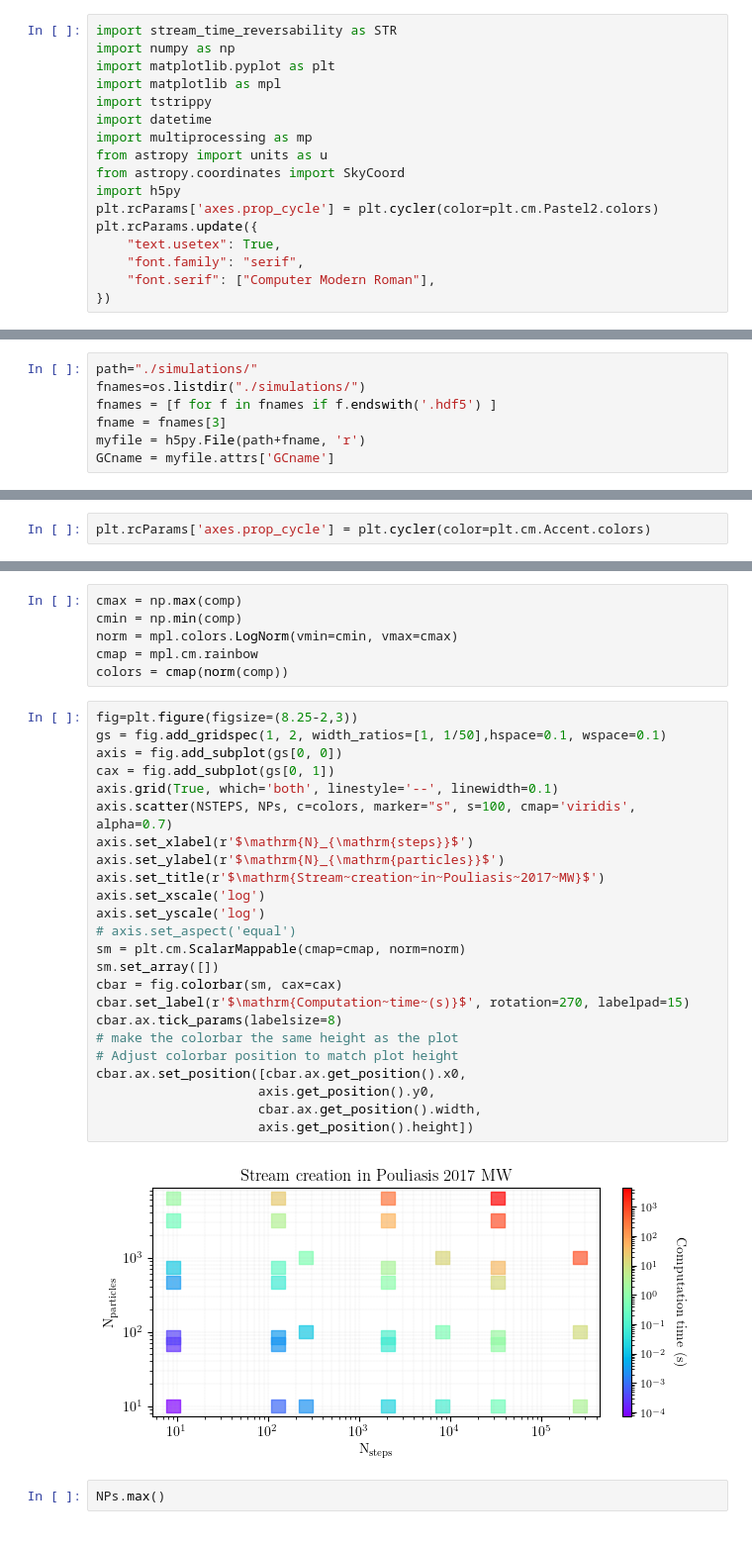
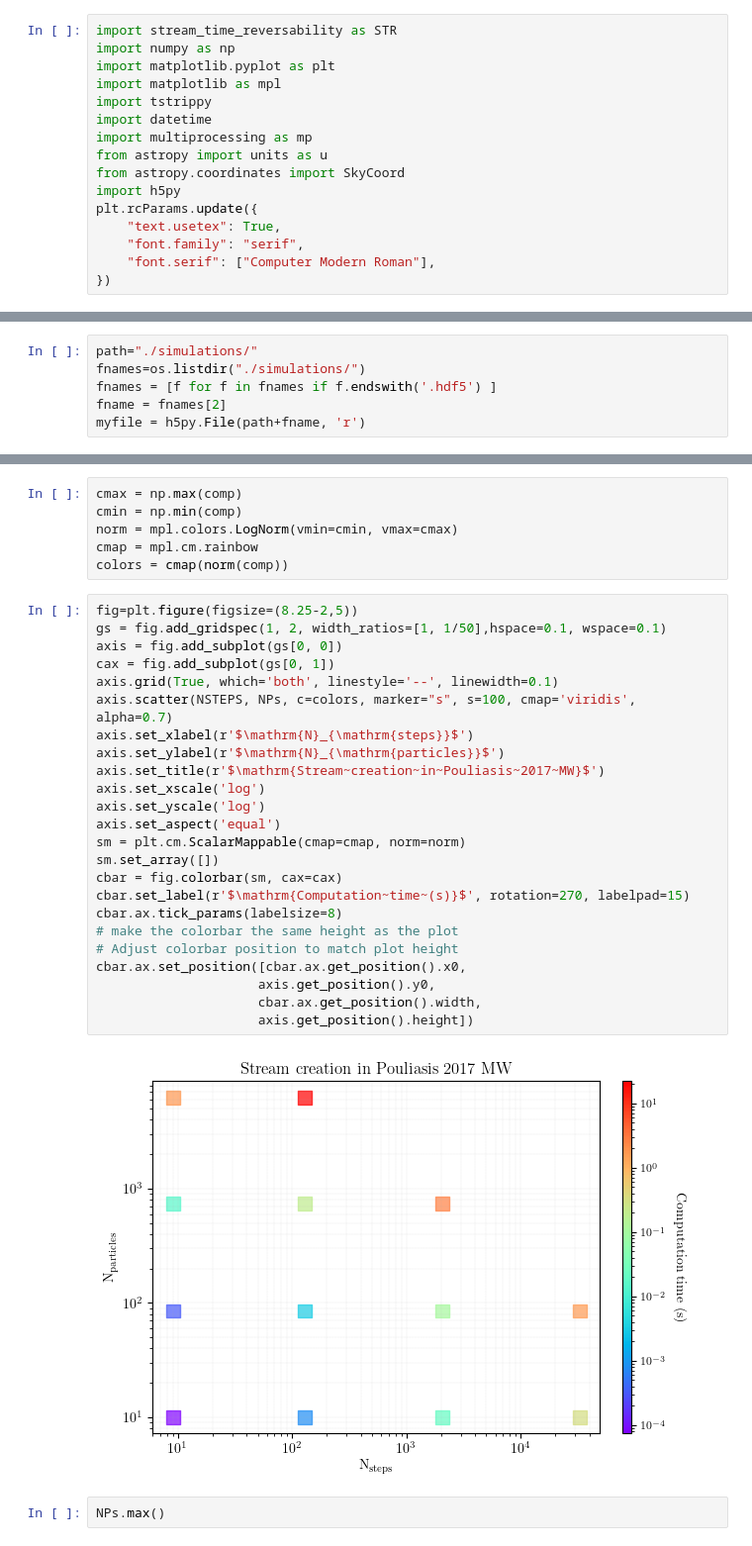
Before and after one commit to salvatore-ferrone/phd-thesis-ferrone, a Jupyter notebook: demos/numericalError/stream_stability.ipynb, the cells around one changed output, grey strips where cells are left out. Shown at 99% size. Saved outputs shown, nothing was run; the diff lists cells and outputs as text.

```diff
--- a/demos/numericalError/stream_stability.ipynb
+++ b/demos/numericalError/stream_stability.ipynb
@@ -9,7 +9,6 @@ import multiprocessing as mp
 from astropy import units as u
 from astropy.coordinates import SkyCoord
 import h5py
-plt.rcParams['axes.prop_cycle'] = plt.cycler(color=plt.cm.Pastel2.colors)
 plt.rcParams.update({
     "text.usetex": True,
     "font.family": "serif",
@@ -21,9 +20,8 @@ plt.rcParams.update({
 path="./simulations/"
 fnames=os.listdir("./simulations/")
 fnames = [f for f in fnames if f.endswith('.hdf5') ]
-fname = fnames[3]
+fname = fnames[2]
 myfile = h5py.File(path+fname, 'r')
-GCname = myfile.attrs['GCname']
 # %%
 streaminitial = myfile['streaminitial'][:]
 hostorbit=myfile["hostorbit"][:]
@@ -104,2 +35,0 @@ errER = np.abs((Eretrace - E0) / E0)
-# %%
-plt.rcParams['axes.prop_cycle'] = plt.cycler(color=plt.cm.Accent.colors)
@@ -266,31 +218,31 @@ norm = mpl.colors.LogNorm(vmin=cmin, vmax=cmax)
 cmap = mpl.cm.rainbow
 colors = cmap(norm(comp))
 # %%
-fig=plt.figure(figsize=(8.25-2,3))
+fig=plt.figure(figsize=(8.25-2,5))
 gs = fig.add_gridspec(1, 2, width_ratios=[1, 1/50],hspace=0.1, wspace=0.1)
 axis = fig.add_subplot(gs[0, 0])
 cax = fig.add_subplot(gs[0, 1])
 axis.grid(True, which='both', linestyle='--', linewidth=0.1)
 axis.scatter(NSTEPS, NPs, c=colors, marker="s", s=100, cmap='viridis', alpha=0.7)
 axis.set_xlabel(r'$\mathrm{N}_{\mathrm{steps}}$')
 axis.set_ylabel(r'$\mathrm{N}_{\mathrm{particles}}$')
 axis.set_title(r'$\mathrm{Stream~creation~in~Pouliasis~2017~MW}$')
 axis.set_xscale('log')
 axis.set_yscale('log')
-# axis.set_aspect('equal')
+axis.set_aspect('equal')
 sm = plt.cm.ScalarMappable(cmap=cmap, norm=norm)
 sm.set_array([])
 cbar = fig.colorbar(sm, cax=cax)
 cbar.set_label(r'$\mathrm{Computation~time~(s)}$', rotation=270, labelpad=15)
 cbar.ax.tick_params(labelsize=8)
 # make the colorbar the same height as the plot
 # Adjust colorbar position to match plot height
 cbar.ax.set_position([cbar.ax.get_position().x0,
                      axis.get_position().y0,
                      cbar.ax.get_position().width,
                      axis.get_position().height])
 # %% [output]
-[figure, old version]
+[figure, new version]
 # %%
 NPs.max()
 # %% [output]
```
Also changed, not shown: parts of 21 cells of this notebook, 1 other file.
